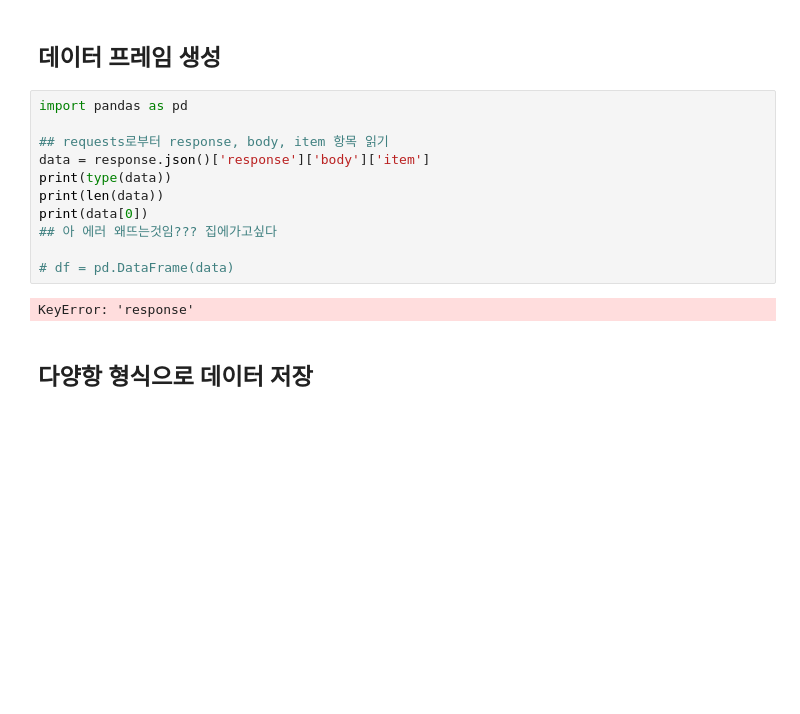
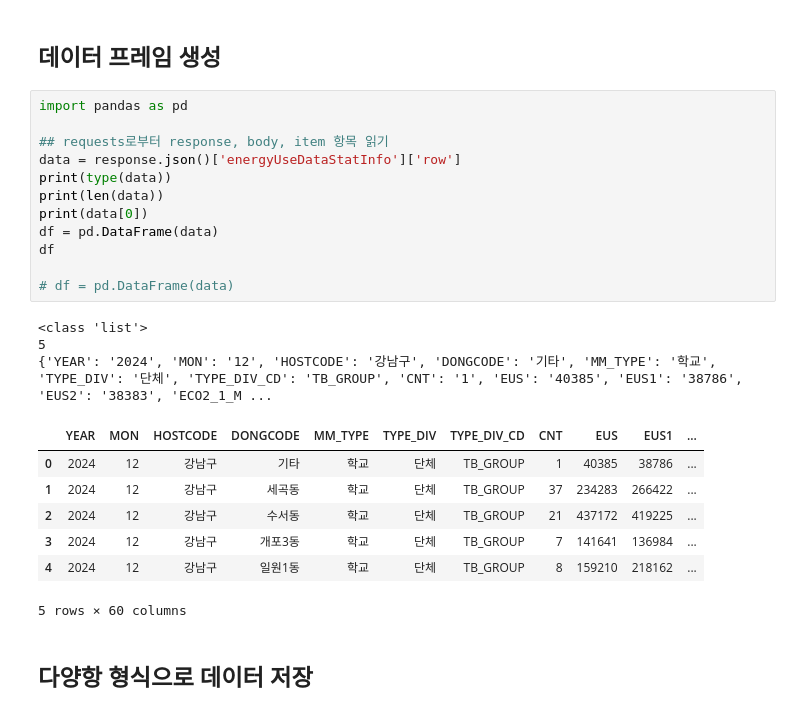
Before and after one commit to inyminymoe/Data-Analysis-with-Open-Source, a Jupyter notebook: 오픈소스_데이터_분석_5강.ipynb, the cells around one changed output. Cells and saved outputs as stored; diff of their text form; blank space fills up the shorter version.

```diff
--- a/오픈소스_데이터_분석_5강.ipynb
+++ b/오픈소스_데이터_분석_5강.ipynb
@@ -171,16 +171,26 @@ print("4. 데이터 개수:", len(js['energyUseDataStatInfo']['row']))
 # %%
 import pandas as pd
 
 ## requests로부터 response, body, item 항목 읽기
-data = response.json()['response']['body']['item']
+data = response.json()['energyUseDataStatInfo']['row']
 print(type(data))
 print(len(data))
 print(data[0])
-## 아 에러 왜뜨는것임??? 집에가고싶다
+df = pd.DataFrame(data)
+df
 
 # df = pd.DataFrame(data)
 # %% [output]
-KeyError: 'response'
+<class 'list'>
+5
+{'YEAR': '2024', 'MON': '12', 'HOSTCODE': '강남구', 'DONGCODE': '기타', 'MM_TYPE': '학교', 'TYPE_DIV': '단체', 'TYPE_DIV_CD': 'TB_GROUP', 'CNT': '1', 'EUS': '40385', 'EUS1': '38786', 'EUS2': '38383', 'ECO2_1_M ...
+|  | YEAR | MON | HOSTCODE | DONGCODE | MM_TYPE | TYPE_DIV | TYPE_DIV_CD | CNT | EUS | EUS1 | ... |
+| 0 | 2024 | 12 | 강남구 | 기타 | 학교 | 단체 | TB_GROUP | 1 | 40385 | 38786 | ... |
+| 1 | 2024 | 12 | 강남구 | 세곡동 | 학교 | 단체 | TB_GROUP | 37 | 234283 | 266422 | ... |
+| 2 | 2024 | 12 | 강남구 | 수서동 | 학교 | 단체 | TB_GROUP | 21 | 437172 | 419225 | ... |
+| 3 | 2024 | 12 | 강남구 | 개포3동 | 학교 | 단체 | TB_GROUP | 7 | 141641 | 136984 | ... |
+| 4 | 2024 | 12 | 강남구 | 일원1동 | 학교 | 단체 | TB_GROUP | 8 | 159210 | 218162 | ... |
+5 rows × 60 columns
 # %% [markdown]
 ## 다양항 형식으로 데이터 저장
 # %%
```
